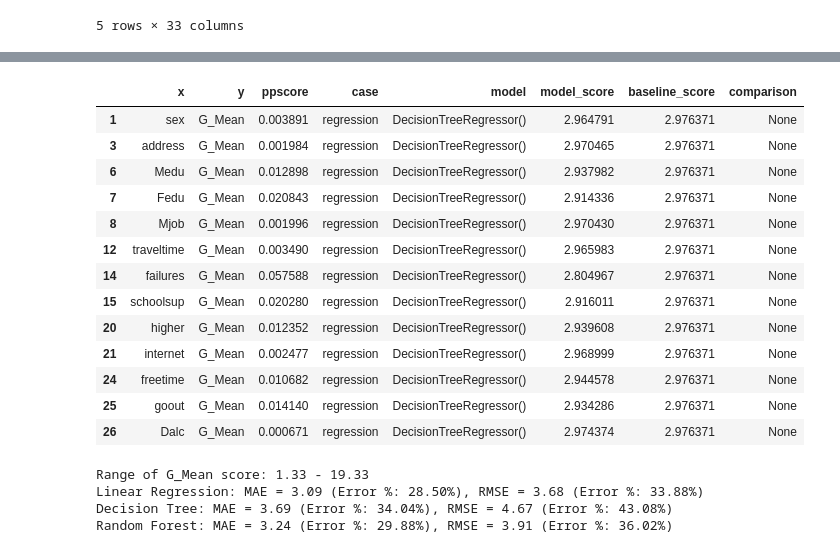
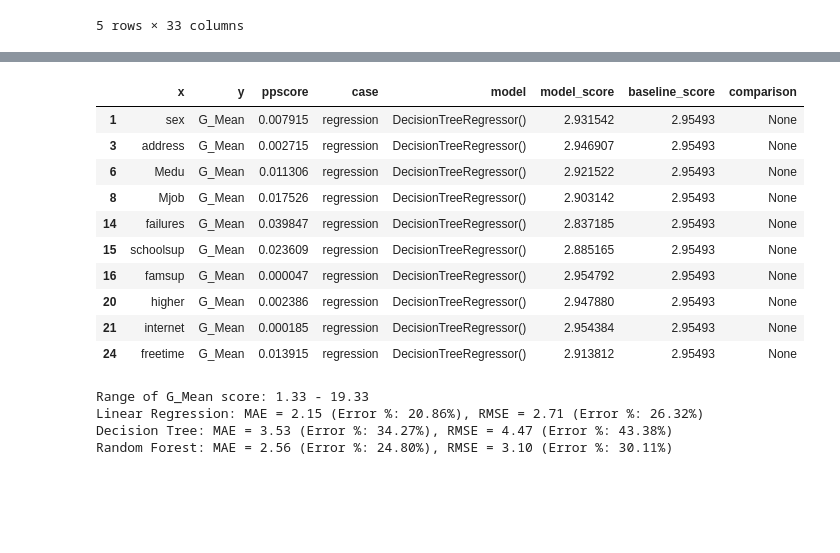
Before and after one commit to Lois-Lanctot/student-performance-analysis, a Jupyter notebook: student_performance_analysis.ipynb, the cells around one changed output, grey strips where cells are left out. Cells and saved outputs as stored; diff of their text form; code cells hidden in the pictures; blank space fills up the shorter version.

```diff
--- a/student_performance_analysis.ipynb
+++ b/student_performance_analysis.ipynb
@@ -242,8 +274,9 @@ Random Forest: MAE = 3.95 (Error %: 5.57%), RMSE = 5.14 (Error %: 7.25%)
 # %% [markdown]
 Secondary education of two Portuguese schools
 # %%
-large_df = pd.read_csv("/content/student_data.csv")
-large_df.head()
+# read student_data.csv into a DataFrame
+data_df = pd.read_csv("/content/student_data.csv")
+data_df.head()
 # %% [output]
 |  | school | sex | age | address | famsize | Pstatus | Medu | Fedu | Mjob | Fjob | ... | ... |
 | 0 | GP | F | 18 | U | GT3 | A | 4 | 4 | at_home | teacher | ... | ... |
@@ -269 +311,12 @@ Record Count:  395
+# %%
+# check if there are any null values and remove outliers
+# print(data_df.isnull().sum())
+columns_to_check = ['school', 'sex', 'age', 'address', 'famsize', 'Pstatus', 'Medu', 'Fedu',
+       'Mjob', 'Fjob', 'reason', 'guardian', 'traveltime', 'studytime',
+       'failures', 'schoolsup', 'famsup', 'paid', 'activities', 'nursery',
+       'higher', 'internet', 'romantic', 'famrel', 'freetime', 'goout', 'Dalc',
+       'Walc', 'health', 'absences', 'G1', 'G2', 'G3']
+
+z_scores = stats.zscore(data_df[columns_to_check].select_dtypes(include=['float64', 'int64']), nan_policy='omit')
+data_df = data_df[(abs(z_scores) < 3).all(axis=1)]
 # %%
@@ -293,10 +348,11 @@ numerical_cols = [
 #     plt.title(f'Box plot of {col}')
 #     plt.show()
 # %%
-grad_mean = (large_df.G1 + large_df.G2 + large_df.G3) / 3
-large_df['G_Mean'] = grad_mean
-large_df.drop(columns=['G1', 'G2', 'G3'], inplace=True)
-large_df.head(4)
+# add a column for the average of the 3 period's grades and remove G1, G2, and G3
+grad_mean = (data_df.G1 + data_df.G2 + data_df.G3) / 3
+data_df['G_Mean'] = grad_mean
+data_df.drop(columns=['G1', 'G2', 'G3'], inplace=True)
+data_df.head(4)
 # %% [output]
 |  | school | sex | age | address | famsize | Pstatus | Medu | Fedu | Mjob | Fjob | ... | ... |
 | 0 | GP | F | 18 | U | GT3 | A | 4 | 4 | at_home | teacher | ... | ... |
@@ -351,42 +407,37 @@ freetime      0.003773
 Name: G_Mean, dtype: float64
 # %%
-# Calculate the Python Predictive Power Score (PPS) only for 'G_Mean' as the target
+# calculate the Python Predictive Power Score (PPS) for the average grade
+# and display only those with a score above 0
 target = 'G_Mean'
 pps_scores = []
 
-for feature in large_df.columns:
-    if feature != target:  # Skip the target column itself
-        score = pps.score(large_df, feature, target)
-        # Append all relevant details from the score dictionary
+for feature in data_df.columns:
+    if feature != target:
+        score = pps.score(data_df, feature, target)
+
         pps_scores.append({
             'x': feature,
             'y': target,
             'ppscore': score['ppscore'],
               'case': score['case'],
             'model': score.get('model', None),
             'model_score': score.get('model_score', None),
             'baseline_score': score.get('baseline_score', None),
             'comparison': score.get('comparison', None)
         })
 
-# Convert the results into a DataFrame
 pps_df = pd.DataFrame(pps_scores)
-
-# Display the DataFrame with only ppscores above 0
 pps_df.loc[pps_df['ppscore'] != 0]
 # %% [output]
 |  | x | y | ppscore | case | model | model_score | baseline_score | comparison |
-| 1 | sex | G_Mean | 0.003891 | regression | DecisionTreeRegressor() | 2.964791 | 2.976371 | None |
-| 3 | address | G_Mean | 0.001984 | regression | DecisionTreeRegressor() | 2.970465 | 2.976371 | None |
-| 6 | Medu | G_Mean | 0.012898 | regression | DecisionTreeRegressor() | 2.937982 | 2.976371 | None |
-| 7 | Fedu | G_Mean | 0.020843 | regression | DecisionTreeRegressor() | 2.914336 | 2.976371 | None |
-| 8 | Mjob | G_Mean | 0.001996 | regression | DecisionTreeRegressor() | 2.970430 | 2.976371 | None |
-| 12 | traveltime | G_Mean | 0.003490 | regression | DecisionTreeRegressor() | 2.965983 | 2.976371 | None |
-| 14 | failures | G_Mean | 0.057588 | regression | DecisionTreeRegressor() | 2.804967 | 2.976371 | None |
-| 15 | schoolsup | G_Mean | 0.020280 | regression | DecisionTreeRegressor() | 2.916011 | 2.976371 | None |
-| 20 | higher | G_Mean | 0.012352 | regression | DecisionTreeRegressor() | 2.939608 | 2.976371 | None |
-| 21 | internet | G_Mean | 0.002477 | regression | DecisionTreeRegressor() | 2.968999 | 2.976371 | None |
-| 24 | freetime | G_Mean | 0.010682 | regression | DecisionTreeRegressor() | 2.944578 | 2.976371 | None |
-| 25 | goout | G_Mean | 0.014140 | regression | DecisionTreeRegressor() | 2.934286 | 2.976371 | None |
-| 26 | Dalc | G_Mean | 0.000671 | regression | DecisionTreeRegressor() | 2.974374 | 2.976371 | None |
+| 1 | sex | G_Mean | 0.007915 | regression | DecisionTreeRegressor() | 2.931542 | 2.95493 | None |
+| 3 | address | G_Mean | 0.002715 | regression | DecisionTreeRegressor() | 2.946907 | 2.95493 | None |
+| 6 | Medu | G_Mean | 0.011306 | regression | DecisionTreeRegressor() | 2.921522 | 2.95493 | None |
+| 8 | Mjob | G_Mean | 0.017526 | regression | DecisionTreeRegressor() | 2.903142 | 2.95493 | None |
+| 14 | failures | G_Mean | 0.039847 | regression | DecisionTreeRegressor() | 2.837185 | 2.95493 | None |
+| 15 | schoolsup | G_Mean | 0.023609 | regression | DecisionTreeRegressor() | 2.885165 | 2.95493 | None |
+| 16 | famsup | G_Mean | 0.000047 | regression | DecisionTreeRegressor() | 2.954792 | 2.95493 | None |
+| 20 | higher | G_Mean | 0.002386 | regression | DecisionTreeRegressor() | 2.947880 | 2.95493 | None |
+| 21 | internet | G_Mean | 0.000185 | regression | DecisionTreeRegressor() | 2.954384 | 2.95493 | None |
+| 24 | freetime | G_Mean | 0.013915 | regression | DecisionTreeRegressor() | 2.913812 | 2.95493 | None |
 # %%
@@ -414,17 +465,17 @@ train_and_evaluate_model(tree_model, 'Decision Tree', features)
 rf_model = RandomForestRegressor(random_state=42)
 train_and_evaluate_model(rf_model, 'Random Forest', features)
 # %%
-# Print the range of G_Mean
-print(f"Range of {target} score: {large_df[target].min():.2f} - {large_df[target].max():.2f}")
+# print the range of the grade average
+print(f"Range of {target} score: {data_df[target].min():.2f} - {data_df[target].max():.2f}")
 
 
-# Print all MAE and RMSE scores with error percentages in a concise format
+# print all MAE and RMSE scores with error percentages
 for model_name in mae_scores:
     mae = mae_scores[model_name]
     mae_percentage_error = (mae / y_test.mean()) * 100
     print(f"{model_name}: MAE = {mae:.2f} (Error %: {mae_percentage_error:.2f}%), RMSE = {rmse_scores[model_name]:.2f} (Error %: {(rmse_scores[model_name] / y_test.mean()) * 100:.2f}%)")
 # %% [output]
 Range of G_Mean score: 1.33 - 19.33
-Linear Regression: MAE = 3.09 (Error %: 28.50%), RMSE = 3.68 (Error %: 33.88%)
-Decision Tree: MAE = 3.69 (Error %: 34.04%), RMSE = 4.67 (Error %: 43.08%)
-Random Forest: MAE = 3.24 (Error %: 29.88%), RMSE = 3.91 (Error %: 36.02%)
+Linear Regression: MAE = 2.15 (Error %: 20.86%), RMSE = 2.71 (Error %: 26.32%)
+Decision Tree: MAE = 3.53 (Error %: 34.27%), RMSE = 4.47 (Error %: 43.38%)
+Random Forest: MAE = 2.56 (Error %: 24.80%), RMSE = 3.10 (Error %: 30.11%)
```
Also changed, not shown: parts of 13 cells of this notebook.
